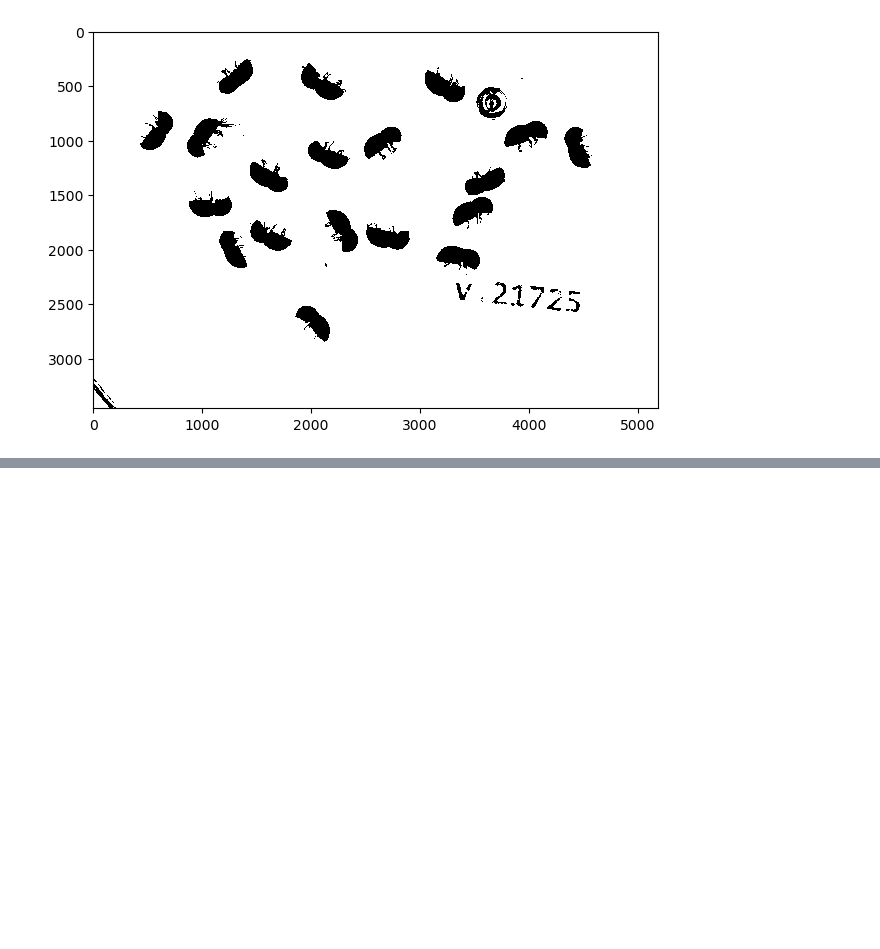
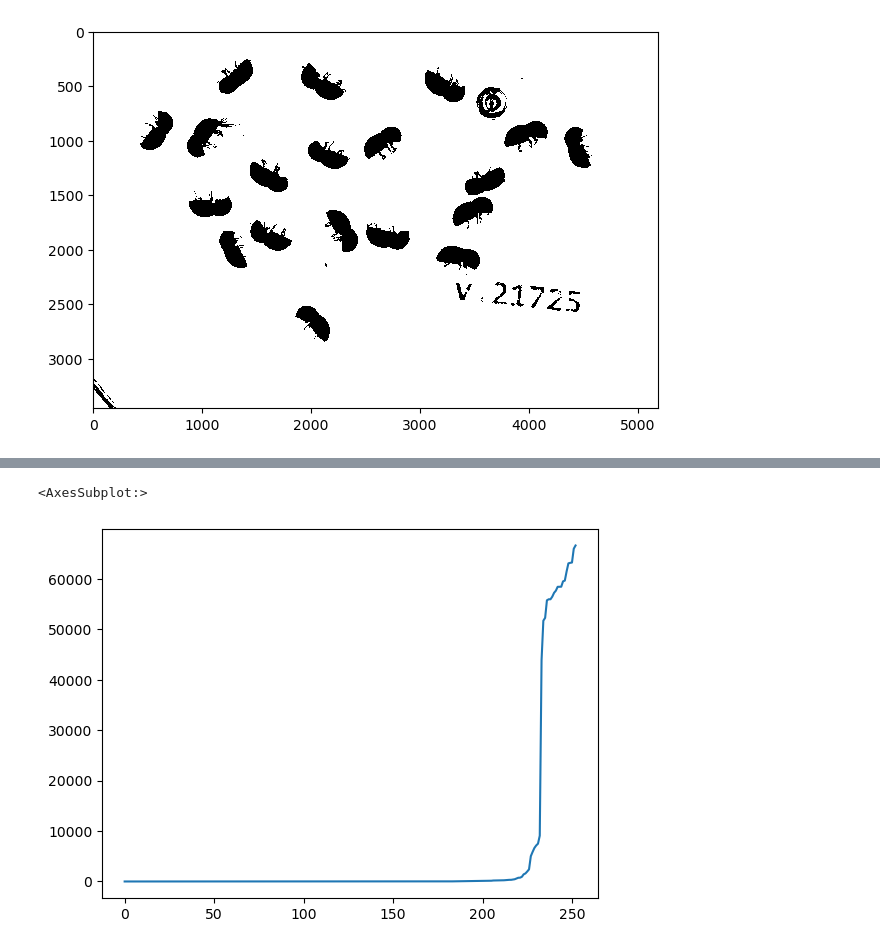
Before and after one commit to ChristopherMarais/Beetle_classifier, a Jupyter notebook: Segmentation/Segmentation.ipynb, the cells around one changed output, grey strips where cells are left out. Saved outputs shown, nothing was run; the diff lists cells and outputs as text; code cells hidden in the pictures; blank space fills up the shorter version.

```diff
--- a/Segmentation/Segmentation.ipynb
+++ b/Segmentation/Segmentation.ipynb
@@ -94,0 +90,11 @@ plt.show()
+# %%
+import pandas as pd
+props = regionprops_table(label_image, properties=('centroid',
+                                                 'orientation',
+                                                 'axis_major_length',
+                                                 'axis_minor_length',
+                                                 'area'))
+
+props_df = pd.DataFrame(props)
+props_df = props_df.sort_values('area').reset_index(drop=True)
+props_df
@@ -94,0 +115,5 @@ plt.show()
+# %%
+props_df.area.plot()
+# %% [output]
+<AxesSubplot:>
+[figure, added]
```
Also changed, not shown: parts of 9 cells of this notebook, 9 other files.
